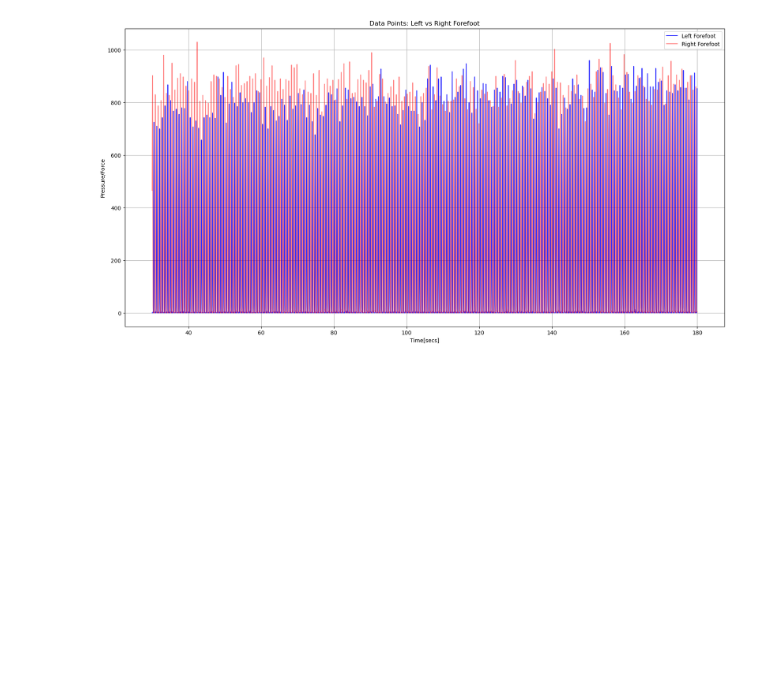
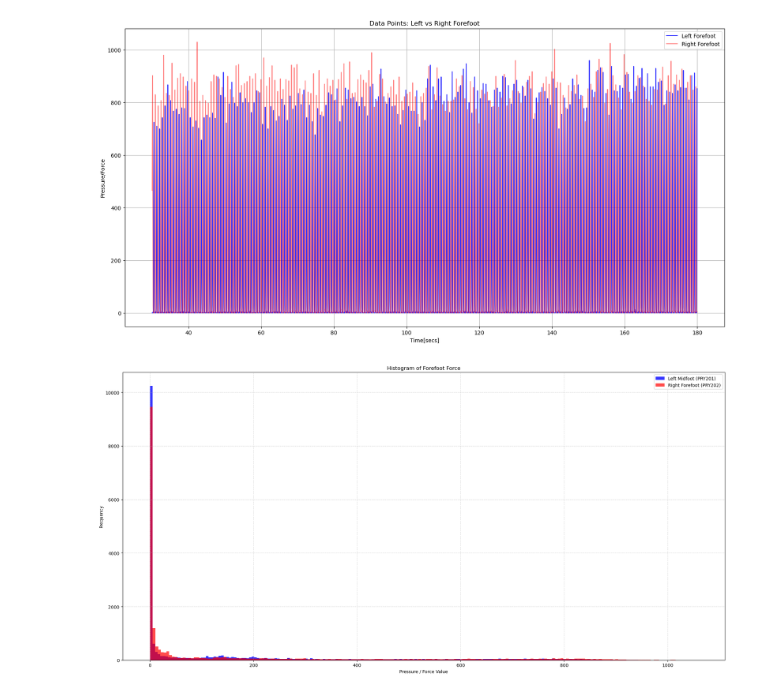
Before and after one commit to Fatemeh-aboulhassani/Movement-Analysis, a Jupyter notebook: notebooks/first analysis data.ipynb, the cells around one changed output. Saved outputs shown, nothing was run; the diff lists cells and outputs as text; code cells hidden in the pictures; blank space fills up the shorter version.

Commit message:
Histogram of Forefoot

```diff
--- a/notebooks/first analysis data.ipynb
+++ b/notebooks/first analysis data.ipynb
@@ -597,3 +597,27 @@ plt.grid(True)
 plt.show()
 # %% [output]
 [figure]
+# %%
+df = loadsolASCII_25_11_11_09_38_11_074_Asphalt
+
+plt.figure(figsize=(20, 10))
+plt.hist(df['PRY201_L_Forefoot'],
+         bins=200, alpha=0.80,
+         label='Left Midfoot (PRY201)',
+         color='blue')
+
+plt.hist(df['PRY202_R_Forefoot'],
+         bins=200,
+         alpha=0.70,
+         label='Right Forefoot (PRY202)',
+         color='red')
+
+plt.xlabel('Pressure / Force Value')
+plt.ylabel('Frequency')
+plt.title('Histogram of Forefoot Force')
+plt.legend()
+plt.grid(True, linestyle='--', alpha=0.5)
+plt.tight_layout()
+plt.show()
+# %% [output]
+[figure, added]
```
